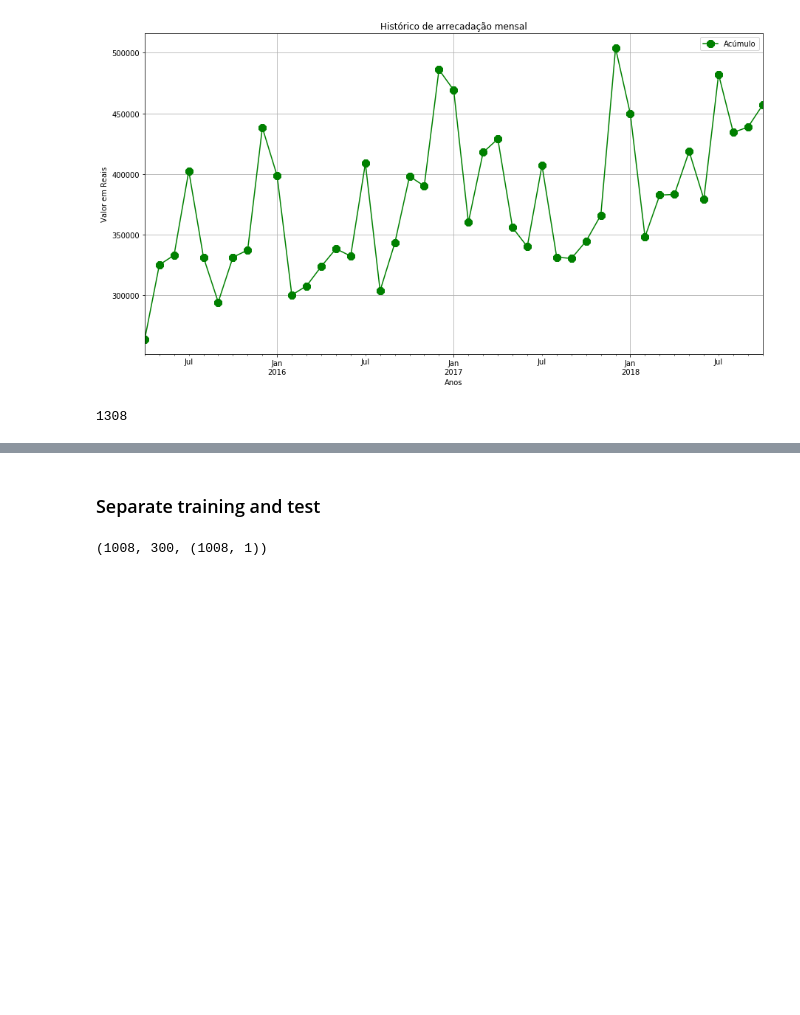
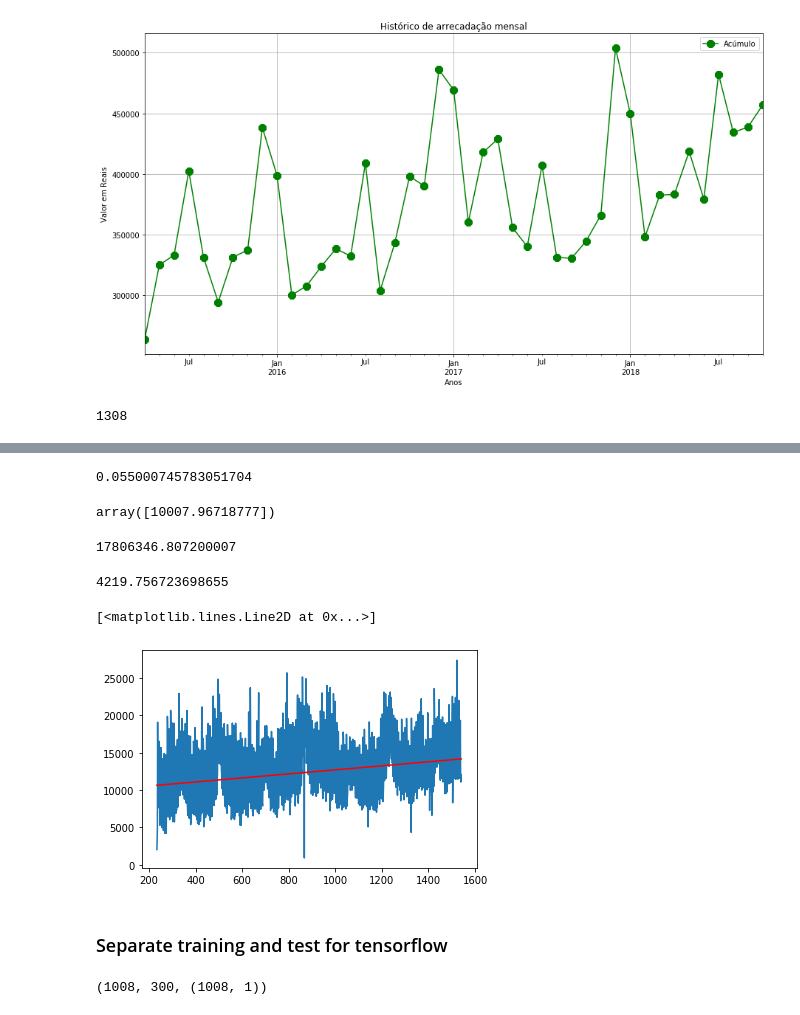
Before and after one commit to AAntunesNDS/time_series_deeplearning, a Jupyter notebook: TimeSeriesKerasTensorFlow_DevAcademyChallange_Dataset_2.ipynb, the cells around one changed output, grey strips where cells are left out. Cells and saved outputs as stored; diff of their text form; code cells hidden in the pictures; blank space fills up the shorter version.

```diff
--- a/TimeSeriesKerasTensorFlow_DevAcademyChallange_Dataset_2.ipynb
+++ b/TimeSeriesKerasTensorFlow_DevAcademyChallange_Dataset_2.ipynb
@@ -257,0 +299,5 @@ len(data)
+# %%
+model = lm.fit(x,y)
+# %%
+skpred = model.predict(x)
+skpred
@@ -257,0 +312,8 @@ len(data)
+# %%
+lm.score(x,y)
+# %% [output]
+0.055000745783051704
+# %%
+lm.intercept_
+# %% [output]
+array([10007.96718777])
@@ -258,5 +322,20 @@ len(data)
+# %%
+r = mean_squared_error(y,skpred)
+r
+# %% [output]
+17806346.807200007
+# %%
+np.sqrt(r)
+# %% [output]
+4219.756723698655
+# %%
+plt.plot(x,y)
+plt.plot(x,skpred, color='red')
+# %% [output]
+[<matplotlib.lines.Line2D at 0x...>]
+[figure, added]
 # %% [markdown]
-### Separate training and test
+### Separate training and test for tensorflow
 # %%
 data_training = data.iloc[:1008, :]
 data_test = data.iloc[1008:1308, :]
```
Also changed, not shown: parts of 17 cells of this notebook.
